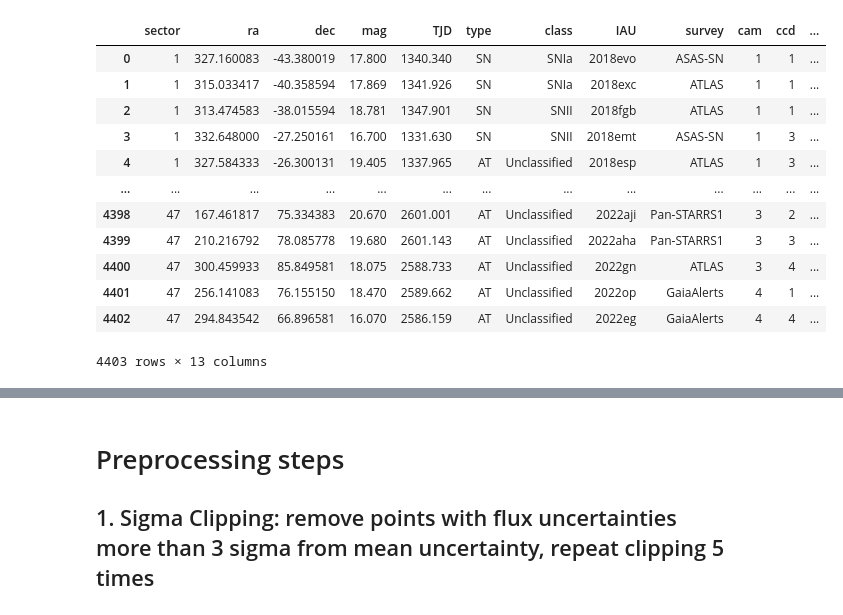
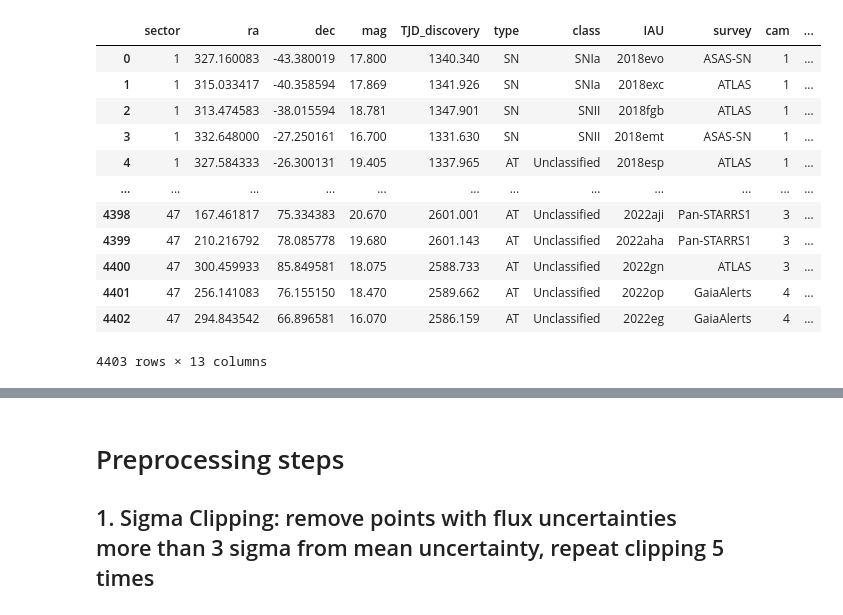
Before and after one commit to halihuang/TESSEpochTime, a Jupyter notebook: preprocessing.ipynb, the cells around one changed output, grey strips where cells are left out. Drawn from its saved outputs; the diff is of its cells as text; code cells hidden in the pictures.

```diff
--- a/preprocessing.ipynb
+++ b/preprocessing.ipynb
@@ -1,25 +1,25 @@
 # %%
 import os
 import pandas as pd
 import matplotlib.pyplot as plt
 import numpy as np
 
 # supernovae_lst = pd.read_csv("./TESS_data/sn_count_transients_s1-47 (4).txt")
-transients = pd.read_csv("./TESS_data/AT_count_transients_s1-47 (4).txt", names=["sector", "ra", "dec", "mag", "TJD", "type" ,"class", "IAU", "survey", "cam", "ccd", "col", "row"], delim_whitespace=True)
-display(transients)
+transients = pd.read_csv("./TESS_data/AT_count_transients_s1-47 (4).txt", names=["sector", "ra", "dec", "mag", "TJD_discovery", "type" ,"class", "IAU", "survey", "cam", "ccd", "col", "row"], delim_whitespace=True)
+transients
 # %% [output]
-|  | sector | ra | dec | mag | TJD | type | class | IAU | survey | cam | ccd | ... |
-| 0 | 1 | 327.160083 | -43.380019 | 17.800 | 1340.340 | SN | SNIa | 2018evo | ASAS-SN | 1 | 1 | ... |
-| 1 | 1 | 315.033417 | -40.358594 | 17.869 | 1341.926 | SN | SNIa | 2018exc | ATLAS | 1 | 1 | ... |
-| 2 | 1 | 313.474583 | -38.015594 | 18.781 | 1347.901 | SN | SNII | 2018fgb | ATLAS | 1 | 1 | ... |
-| 3 | 1 | 332.648000 | -27.250161 | 16.700 | 1331.630 | SN | SNII | 2018emt | ASAS-SN | 1 | 3 | ... |
-| 4 | 1 | 327.584333 | -26.300131 | 19.405 | 1337.965 | AT | Unclassified | 2018esp | ATLAS | 1 | 3 | ... |
-| ... | ... | ... | ... | ... | ... | ... | ... | ... | ... | ... | ... | ... |
-| 4398 | 47 | 167.461817 | 75.334383 | 20.670 | 2601.001 | AT | Unclassified | 2022aji | Pan-STARRS1 | 3 | 2 | ... |
-| 4399 | 47 | 210.216792 | 78.085778 | 19.680 | 2601.143 | AT | Unclassified | 2022aha | Pan-STARRS1 | 3 | 3 | ... |
-| 4400 | 47 | 300.459933 | 85.849581 | 18.075 | 2588.733 | AT | Unclassified | 2022gn | ATLAS | 3 | 4 | ... |
-| 4401 | 47 | 256.141083 | 76.155150 | 18.470 | 2589.662 | AT | Unclassified | 2022op | GaiaAlerts | 4 | 1 | ... |
-| 4402 | 47 | 294.843542 | 66.896581 | 16.070 | 2586.159 | AT | Unclassified | 2022eg | GaiaAlerts | 4 | 4 | ... |
+|  | sector | ra | dec | mag | TJD_discovery | type | class | IAU | survey | cam | ... |
+| 0 | 1 | 327.160083 | -43.380019 | 17.800 | 1340.340 | SN | SNIa | 2018evo | ASAS-SN | 1 | ... |
+| 1 | 1 | 315.033417 | -40.358594 | 17.869 | 1341.926 | SN | SNIa | 2018exc | ATLAS | 1 | ... |
+| 2 | 1 | 313.474583 | -38.015594 | 18.781 | 1347.901 | SN | SNII | 2018fgb | ATLAS | 1 | ... |
+| 3 | 1 | 332.648000 | -27.250161 | 16.700 | 1331.630 | SN | SNII | 2018emt | ASAS-SN | 1 | ... |
+| 4 | 1 | 327.584333 | -26.300131 | 19.405 | 1337.965 | AT | Unclassified | 2018esp | ATLAS | 1 | ... |
+| ... | ... | ... | ... | ... | ... | ... | ... | ... | ... | ... | ... |
+| 4398 | 47 | 167.461817 | 75.334383 | 20.670 | 2601.001 | AT | Unclassified | 2022aji | Pan-STARRS1 | 3 | ... |
+| 4399 | 47 | 210.216792 | 78.085778 | 19.680 | 2601.143 | AT | Unclassified | 2022aha | Pan-STARRS1 | 3 | ... |
+| 4400 | 47 | 300.459933 | 85.849581 | 18.075 | 2588.733 | AT | Unclassified | 2022gn | ATLAS | 3 | ... |
+| 4401 | 47 | 256.141083 | 76.155150 | 18.470 | 2589.662 | AT | Unclassified | 2022op | GaiaAlerts | 4 | ... |
+| 4402 | 47 | 294.843542 | 66.896581 | 16.070 | 2586.159 | AT | Unclassified | 2022eg | GaiaAlerts | 4 | ... |
 4403 rows × 13 columns
 # %%
 light_curves = os.listdir("./TESS_data/light_curves_fausnaugh")
```
Also changed, not shown: parts of 14 cells of this notebook.
